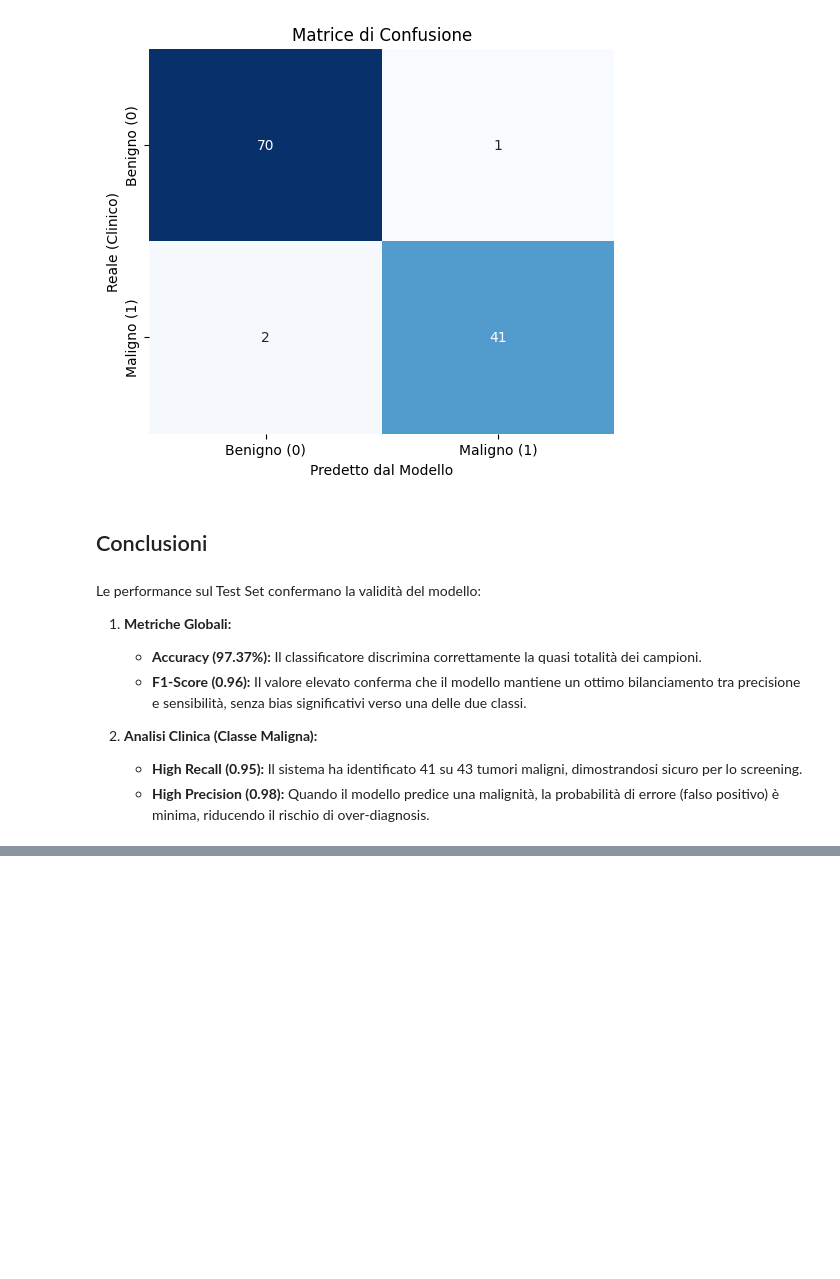
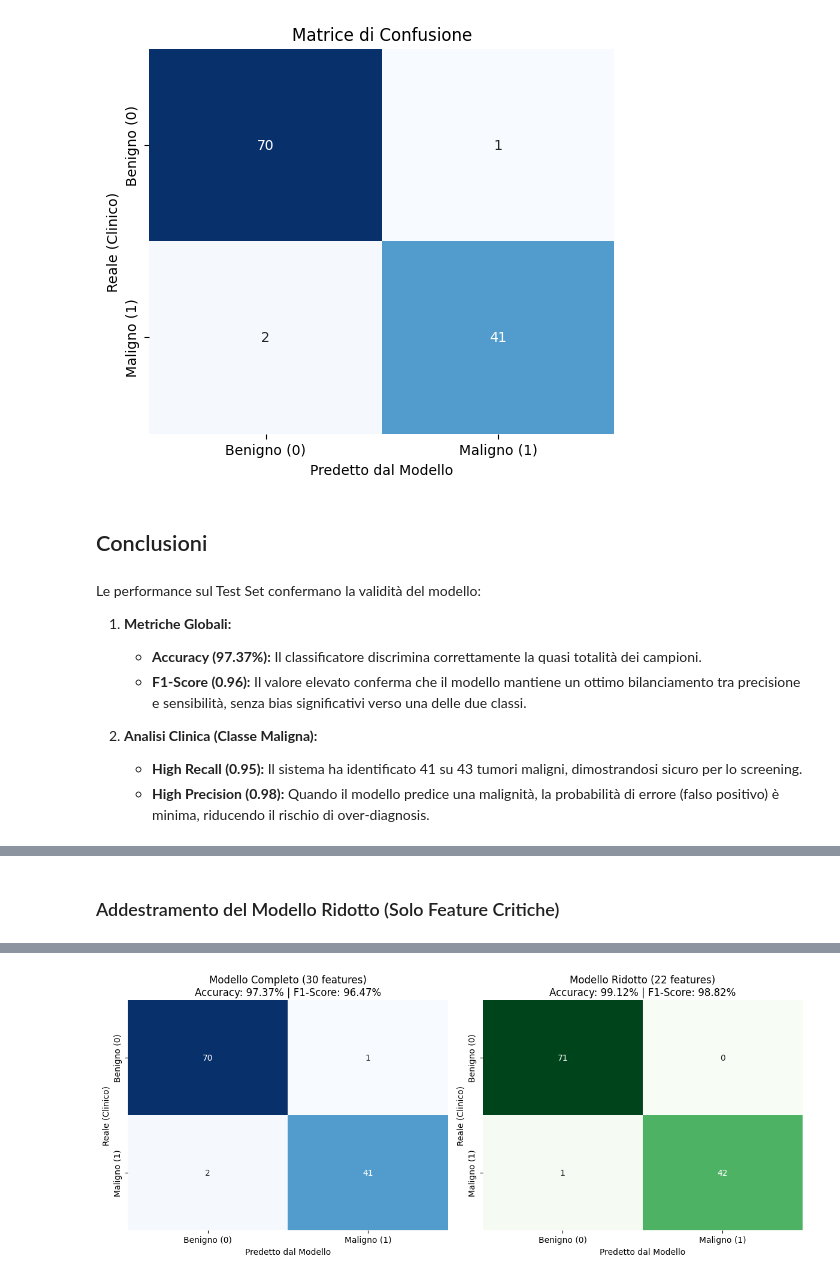
Before and after one commit to MarioLezzi92/Diagnostica-Oncologica, a Jupyter notebook: Diagnostic_analysis.ipynb, the cells around one changed output, grey strips where cells are left out. Cells and saved outputs as stored; diff of their text form; code cells hidden in the pictures; blank space fills up the shorter version.

Commit message:
Aggiunta spiegazione dei vari passi, aggiunta fase di explainability con taglio delle features critiche

```diff
--- a/Diagnostic_analysis.ipynb
+++ b/Diagnostic_analysis.ipynb
@@ -82,0 +293,74 @@ Le performance sul Test Set confermano la validità del modello:
+# %% [markdown]
+### Addestramento del Modello Ridotto (Solo Feature Critiche)
+# %%
+X_train_reduced = X_train[:, [list(feature_names).index(f) for f in critical_features]]
+X_test_reduced = X_test[:, [list(feature_names).index(f) for f in critical_features]]
+
+model_reduced = train_model(X_train_reduced, y_train)
+predictions_reduced = model_reduced.predict(X_test_reduced)
+predictions_full = model.predict(X_test)
+
+print("CONFRONTO TRA MODELLO COMPLETO E MODELLO RIDOTTO")
+
+from sklearn.metrics import precision_score, recall_score, f1_score
+
+accuracy_full = accuracy_score(y_test, predictions_full)
+precision_full = precision_score(y_test, predictions_full)
+recall_full = recall_score(y_test, predictions_full)
+f1_full = f1_score(y_test, predictions_full)
+
+accuracy_reduced = accuracy_score(y_test, predictions_reduced)
+precision_reduced = precision_score(y_test, predictions_reduced)
+recall_reduced = recall_score(y_test, predictions_reduced)
+f1_reduced = f1_score(y_test, predictions_reduced)
+
+print(f"\nMODELLO COMPLETO ({len(feature_names)} features):")
+print(f"   Accuracy:  {accuracy_full:.4f} ({accuracy_full*100:.2f}%)")
+print(f"   Precision: {precision_full:.4f} ({precision_full*100:.2f}%)")
+print(f"   Recall:    {recall_full:.4f} ({recall_full*100:.2f}%)")
+print(f"   F1-Score:  {f1_full:.4f} ({f1_full*100:.2f}%)")
+
+print(f"\nMODELLO RIDOTTO ({len(critical_features)} features):")
+print(f"   Accuracy:  {accuracy_reduced:.4f} ({accuracy_reduced*100:.2f}%)")
+print(f"   Precision: {precision_reduced:.4f} ({precision_reduced*100:.2f}%)")
+print(f"   Recall:    {recall_reduced:.4f} ({recall_reduced*100:.2f}%)")
+print(f"   F1-Score:  {f1_reduced:.4f} ({f1_reduced*100:.2f}%)")
+
+diff_accuracy = accuracy_full - accuracy_reduced
+diff_precision = precision_full - precision_reduced
+diff_recall = recall_full - recall_reduced
+diff_f1 = f1_full - f1_reduced
+reduction_pct = (len(feature_names) - len(critical_features)) / len(feature_names) * 100
+
+print(f"\nANALISI COMPARATIVA:")
+print(f"   Differenza Accuracy:  {diff_accuracy:+.4f} ({diff_accuracy*100:+.2f}%)")
+print(f"   Differenza Precision: {diff_precision:+.4f} ({diff_precision*100:+.2f}%)")
+print(f"   Differenza Recall:    {diff_recall:+.4f} ({diff_recall*100:+.2f}%)")
+print(f"   Differenza F1-Score:  {diff_f1:+.4f} ({diff_f1*100:+.2f}%)")
+print(f"   Riduzione Features:   {len(feature_names) - len(critical_features)} features ({reduction_pct:.1f}%)")
+print(f"\n   Trade-off: {reduction_pct:.1f}% meno features con variazione media di performance: {abs(np.mean([diff_accuracy, diff_precision, diff_recall, diff_f1]))*100:.2f}%\n")
+
+cm_reduced = confusion_matrix(y_test, predictions_reduced)
+
+plt.figure(figsize=(12, 5))
+
+plt.subplot(1, 2, 1)
+cm_full = confusion_matrix(y_test, predictions_full)
+sns.heatmap(cm_full, annot=True, fmt='d', cmap='Blues', cbar=False,
+            xticklabels=['Benigno (0)', 'Maligno (1)'],
+            yticklabels=['Benigno (0)', 'Maligno (1)'])
+plt.xlabel('Predetto dal Modello')
+plt.ylabel('Reale (Clinico)')
+plt.title(f'Modello Completo ({len(feature_names)} features)\nAccuracy: {accuracy_full:.2%} | F1-Score: {f1_full:.2%}')
+
+plt.subplot(1, 2, 2)
+sns.heatmap(cm_reduced, annot=True, fmt='d', cmap='Greens', cbar=False,
+            xticklabels=['Benigno (0)', 'Maligno (1)'],
+            yticklabels=['Benigno (0)', 'Maligno (1)'])
+plt.xlabel('Predetto dal Modello')
+plt.ylabel('Reale (Clinico)')
+plt.title(f'Modello Ridotto ({len(critical_features)} features)\nAccuracy: {accuracy_reduced:.2%} | F1-Score: {f1_reduced:.2%}')
+
+plt.tight_layout()
+plt.show()
+# %% [output]
@@ -82,0 +384 @@ Le performance sul Test Set confermano la validità del modello:
+[figure, added]
```
Also changed, not shown: parts of 14 cells of this notebook, 1 other file.
